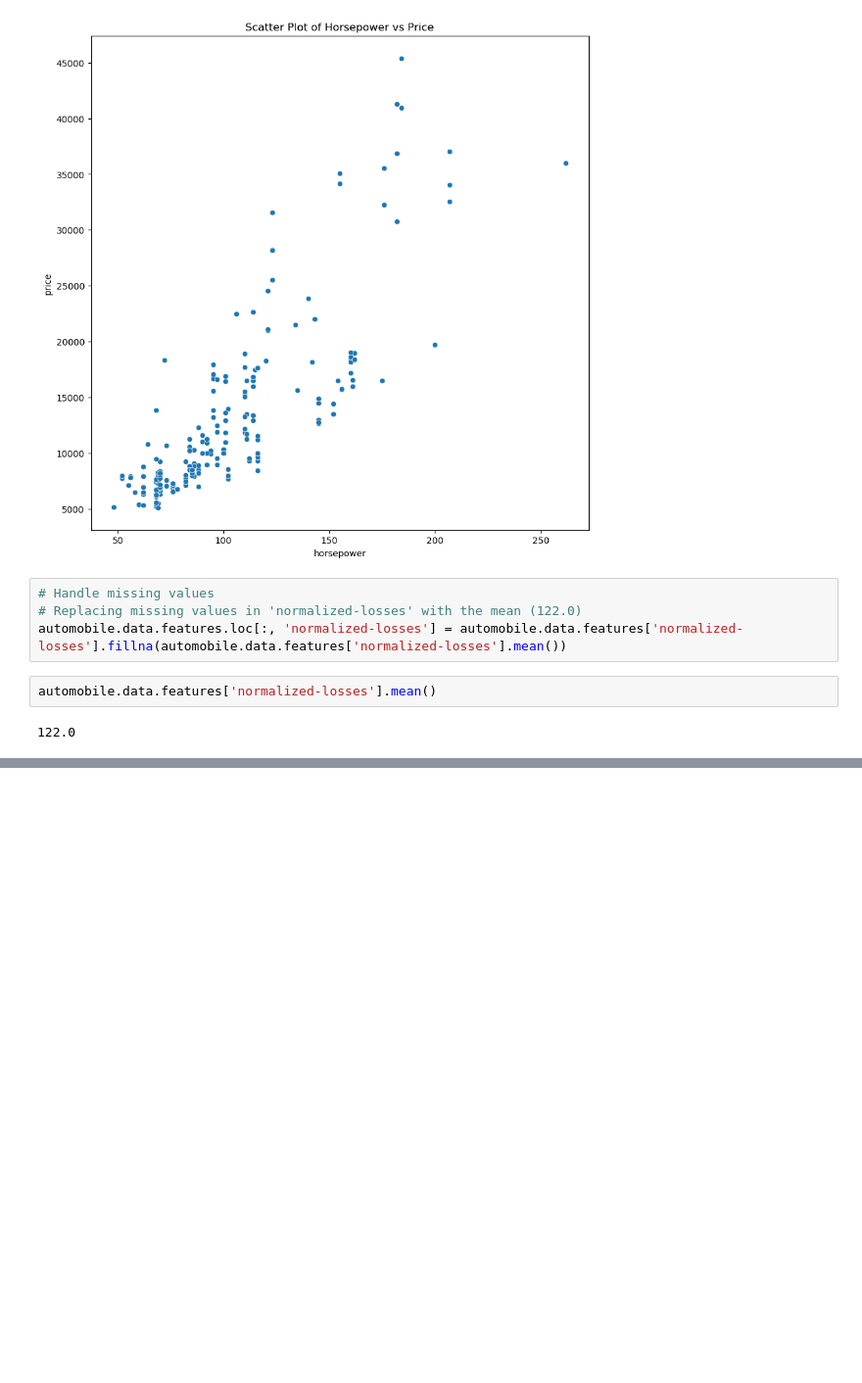
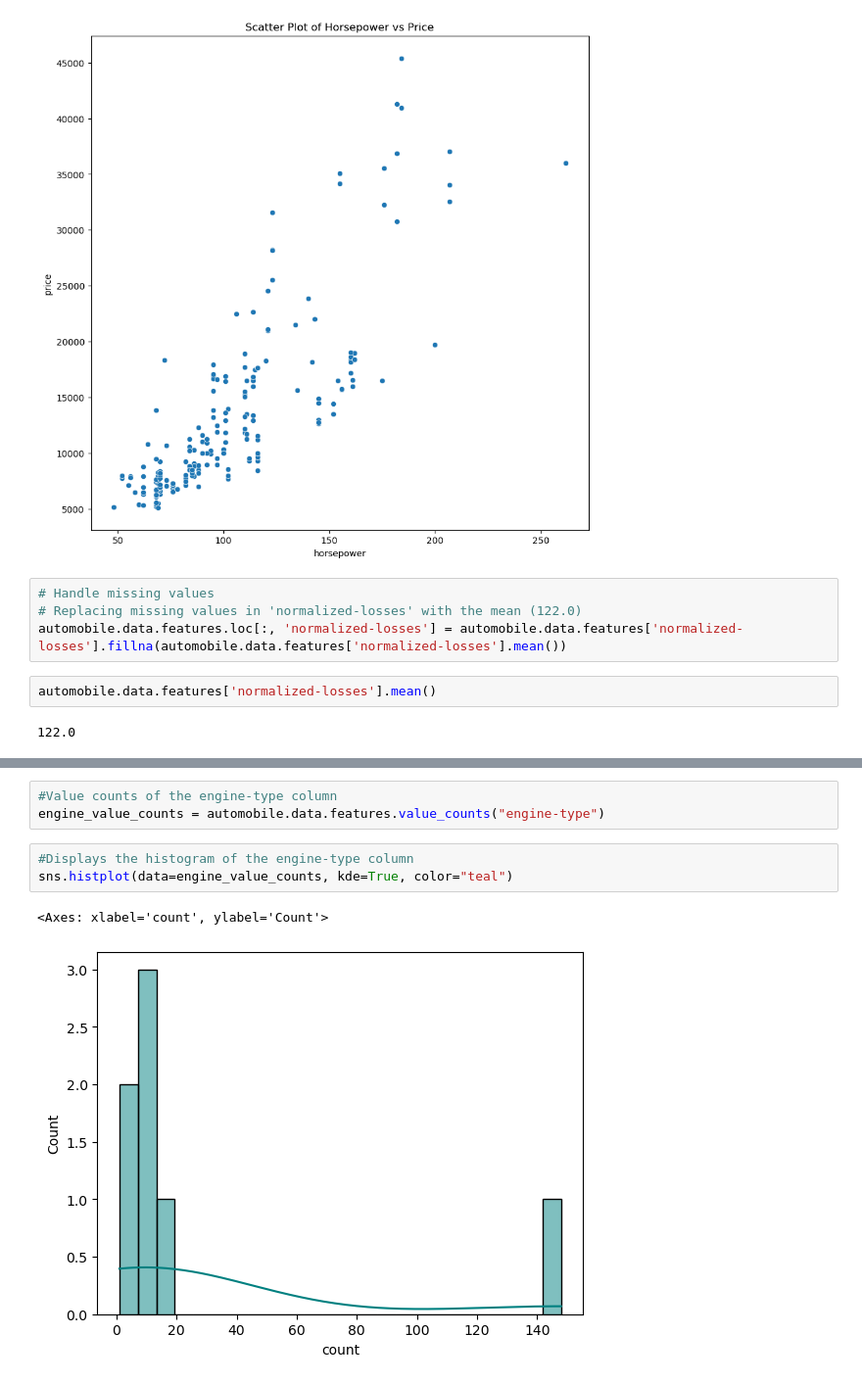
Before and after one commit to elliotbabilonia/automobile-project, a Jupyter notebook: code.ipynb, the cells around one changed output, grey strips where cells are left out. Shown at 98% size. Saved outputs shown, nothing was run; the diff lists cells and outputs as text; blank space fills up the shorter version.

```diff
--- a/code.ipynb
+++ b/code.ipynb
@@ -154,0 +228,9 @@ automobile.data.features['normalized-losses'].mean()
+# %%
+#Value counts of the engine-type column
+engine_value_counts = automobile.data.features.value_counts("engine-type")
+# %%
+#Displays the histogram of the engine-type column
+sns.histplot(data=engine_value_counts, kde=True, color="teal")
+# %% [output]
+<Axes: xlabel='count', ylabel='Count'>
+[figure, added]
```
Also changed, not shown: parts of 11 cells of this notebook.
